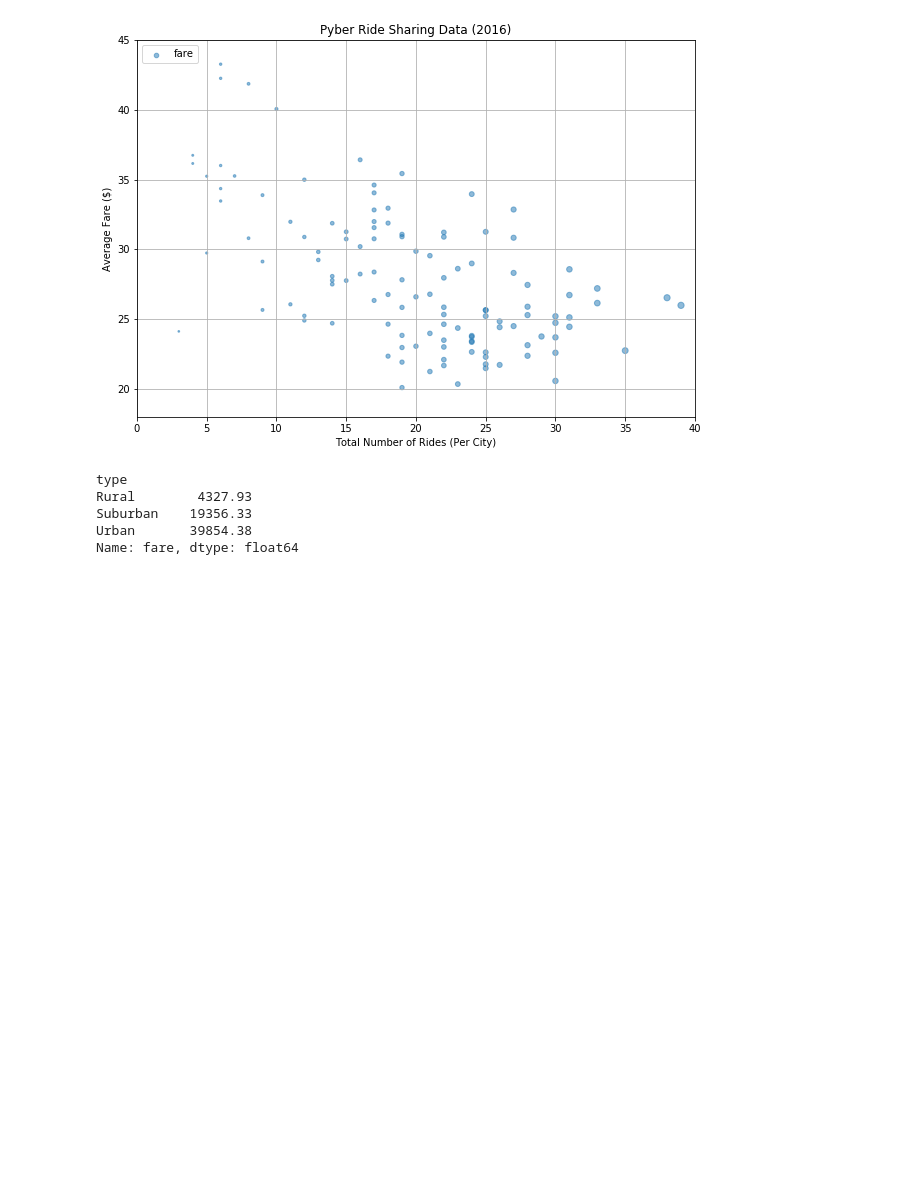
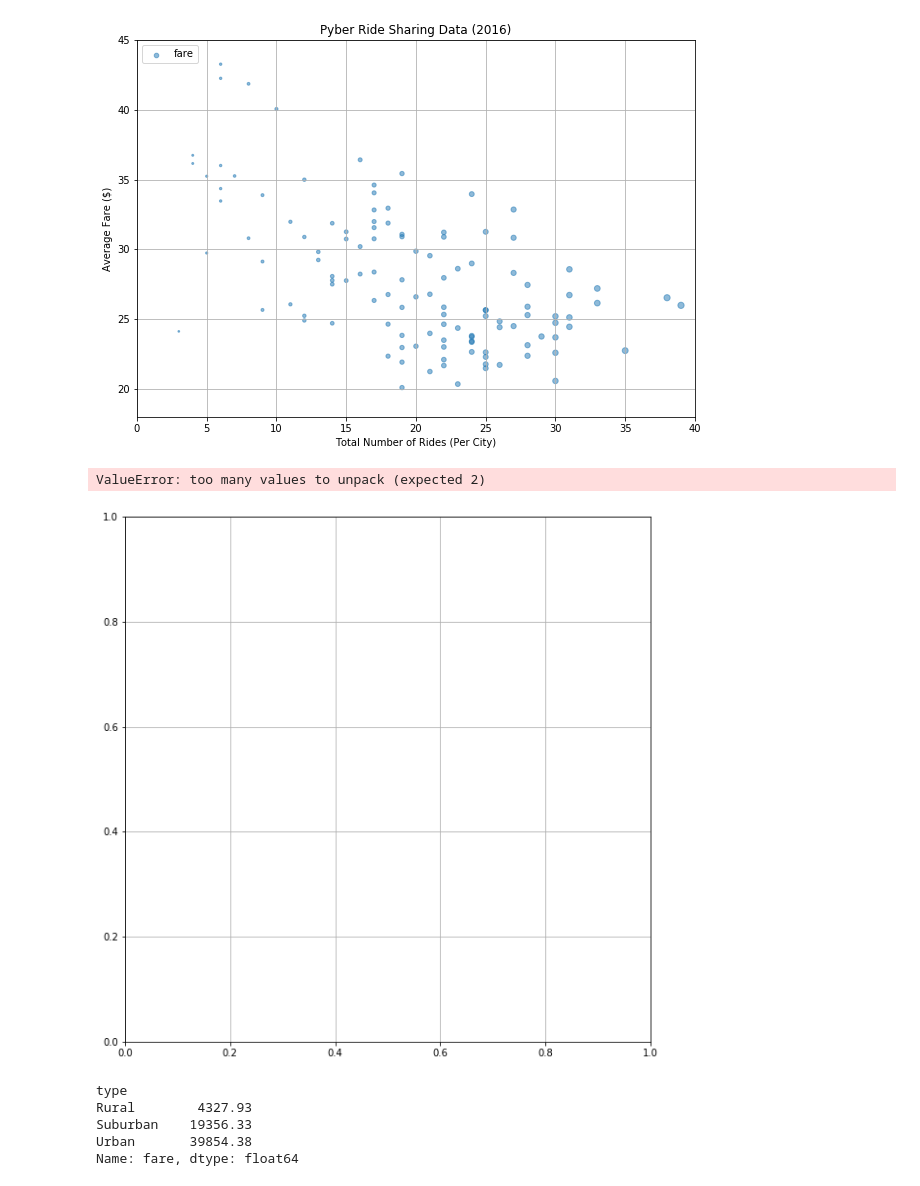
Before and after one commit to erjacobs2/Matplotlib, a Jupyter notebook: Pyber.ipynb, the cells around one changed output. Saved outputs shown, nothing was run; the diff lists cells and outputs as text; code cells hidden in the pictures; blank space fills up the shorter version.

```diff
--- a/Pyber.ipynb
+++ b/Pyber.ipynb
@@ -144,6 +188,58 @@ plt.show()
 #plt.show()
 # %% [output]
 [figure]
+# %%
+type_city = city_ride_df.groupby('city')['type'].count()
+fare = city_ride_df.groupby('city')["fare"].mean()
+driver = city_ride_df.groupby('city')['driver_count'].count()
+
+data = (type_city, fare, driver)
+colors = ("yellow", "blue", "orange")
+groups = ("Rural", "Suburban", "Urban")
+
+
+
+fig = plt.figure(facecolor='white', figsize=(10,10))
+ax = fig.add_subplot(111, aspect='equal')
+ax.grid(True)
+for data, color, group in zip(data, colors, groups):
+    x, y = data
+    ax.scatter(x, y, alpha=0.5, c=colors, edgecolors='none', s=driver, label=group)
+#scatter = ax.scatter(type_city, fare, s=driver, alpha=0.5)
+#scatter.set_sizes(driver)
+#scatter.set_sizes(np.ones(driver.size)*100)
+ax.axis([0, 40, 18, 45])
+fig.canvas.draw()
+#scatter.set_sizes(driver)
+#plt.scatter(type_city, fare, edgecolors='none')
+plt.xlabel("Total Number of Rides (Per City)")
+plt.ylabel("Average Fare ($)")
+plt.title("Pyber Ride Sharing Data (2016)")
+plt.legend(loc=2)
+plt.show()
+
+#g1 = (0.6 + 0.6 * np.random.rand(N), np.random.rand(N))
+#g2 = (0.4+0.3 * np.random.rand(N), 0.5*np.random.rand(N))
+#g3 = (0.3*np.random.rand(N),0.3*np.random.rand(N))
+
+#data = (g1, g2, g3)
+#colors = ("red", "green", "blue")
+#groups = ("coffee", "tea", "water")
+
+# Create plot
+#fig = plt.figure()
+#ax = fig.add_subplot(1, 1, 1, axisbg="1.0")
+
+#for data, color, group in zip(data, colors, groups):
+    #x, y = data
+    #ax.scatter(x, y, alpha=0.8, c=color, edgecolors='none', s=30, label=group)
+
+#plt.title('Matplot scatter plot')
+#plt.legend(loc=2)
+#plt.show()
+# %% [output]
+ValueError: too many values to unpack (expected 2)
+[figure, added]
 # %%
 fares = city_ride_df.groupby('type')['fare'].sum()
 fares.head()
```
Also changed, not shown: parts of 2 cells of this notebook.
